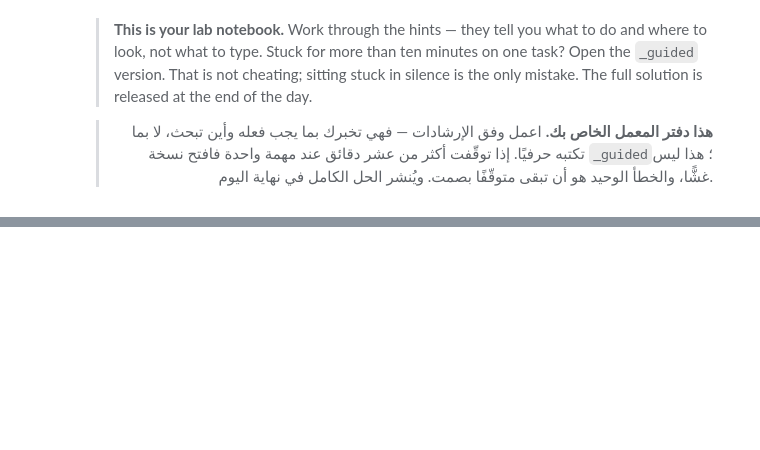
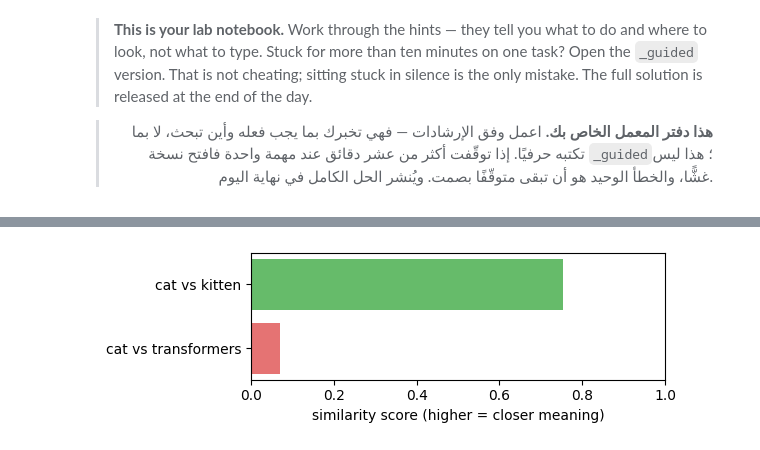
Before and after one commit to 0xRush/AIEP_Olo_student, a Jupyter notebook: week_6_llms/labs/D2_rag_llm/D2_rag_llm_blank.ipynb, the cells around one changed output, grey strips where cells are left out. Drawn from its saved outputs; the diff is of its cells as text; code cells hidden in the pictures; blank space fills up the shorter version.

```diff
--- a/week_6_llms/labs/D2_rag_llm/D2_rag_llm_blank.ipynb
+++ b/week_6_llms/labs/D2_rag_llm/D2_rag_llm_blank.ipynb
@@ -649,0 +76,34 @@ file reader — and let it plan a sequence of actions. That is an agent.
+# %%
+# === Setup: load models and define embed() and chat() ==============================
+import sys, subprocess
+if "google.colab" in sys.modules:
+    subprocess.check_call([sys.executable, "-m", "pip", "install", "-q",
+                           "transformers>=4.40", "sentence-transformers>=3.0", "accelerate"])
+
+import torch, numpy as np
+import matplotlib.pyplot as plt
+from transformers import AutoTokenizer, AutoModelForCausalLM
+from sentence_transformers import SentenceTransformer
+
+DEVICE = "cuda" if torch.cuda.is_available() else "cpu"
+embedder  = SentenceTransformer("sentence-transformers/paraphrase-multilingual-MiniLM-L12-v2", device=DEVICE)
+tokenizer = AutoTokenizer.from_pretrained("Qwen/Qwen2.5-0.5B-Instruct")
+llm       = AutoModelForCausalLM.from_pretrained("Qwen/Qwen2.5-0.5B-Instruct").to(DEVICE).eval()
+
+def embed(texts):
+    """text (or list of texts) -> numbers, one row per text"""
+    if isinstance(texts, str):
+        texts = [texts]
+    return embedder.encode(texts, normalize_embeddings=True, show_progress_bar=False)
+
+@torch.no_grad()
+def chat(prompt):
+    """prompt -> the LLM's answer"""
+    msgs = [{"role": "system", "content": "Answer in one or two short sentences."},
+            {"role": "user", "content": prompt}]
+    text = tokenizer.apply_chat_template(msgs, tokenize=False, add_generation_prompt=True)
+    enc = tokenizer(text, return_tensors="pt").to(DEVICE)
+    out = llm.generate(**enc, max_new_tokens=100, do_sample=False, pad_token_id=tokenizer.eos_token_id)
+    return tokenizer.decode(out[0][enc["input_ids"].shape[1]:], skip_special_tokens=True).strip()
+
+print("ready on", DEVICE)
@@ -649,0 +127,12 @@ file reader — and let it plan a sequence of actions. That is an agent.
+# %%
+# === Demo: similar meaning -> high score ===========================================
+sentences = ["A cat sits on the mat.", "A kitten rests on the rug.", "Transformers process sequences."]
+vecs = embed(sentences)
+scores = [float(vecs[0] @ v) for v in vecs[1:]]
+
+plt.figure(figsize=(6, 2))
+plt.barh(["cat vs transformers", "cat vs kitten"], scores[::-1], color=["#e57373", "#66bb6a"])
+plt.xlim(0, 1); plt.xlabel("similarity score (higher = closer meaning)")
+plt.tight_layout(); plt.show()
+# %% [output]
+[figure, added]
```
Also changed, not shown: parts of 47 cells of this notebook.
